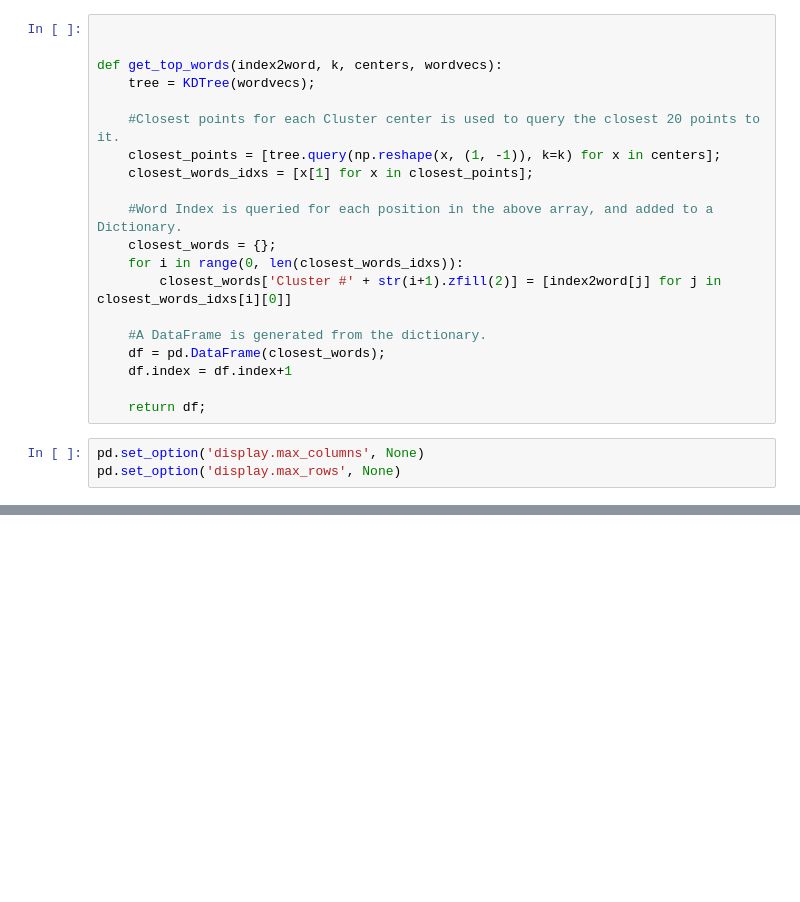
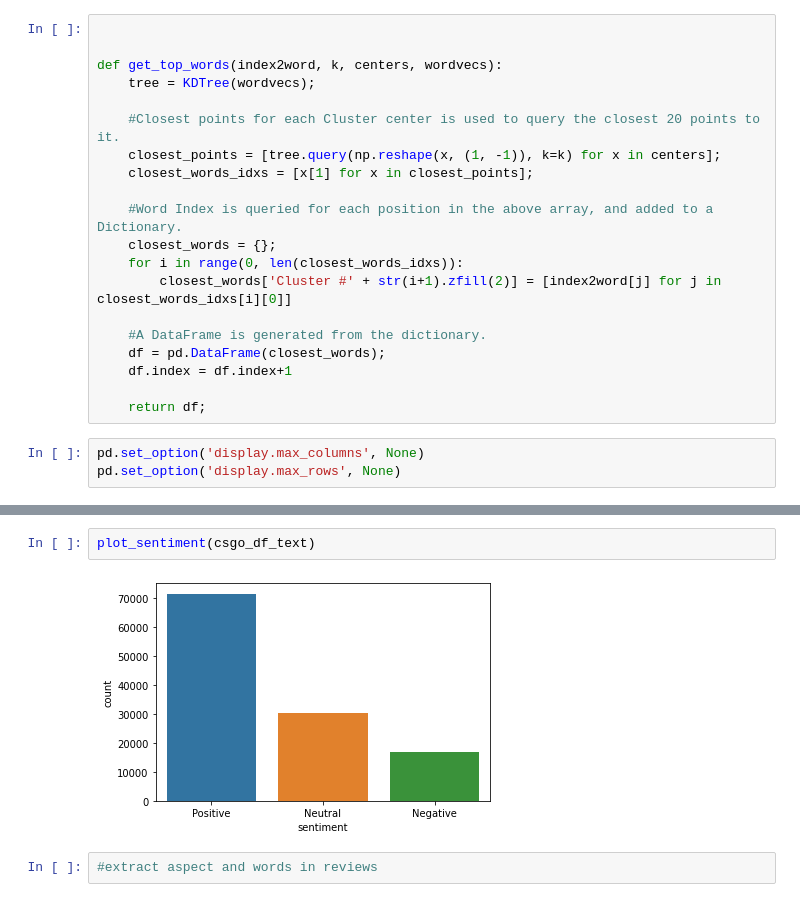
Before and after one commit to susandong/w266_final_project_game_sentiment, a Jupyter notebook: w266_Final_Project_Game_Review_Sentiment_Analysis_Aspect_Extraction_1116.ipynb, the cells around one changed output, grey strips where cells are left out. Drawn from its saved outputs; the diff is of its cells as text; blank space fills up the shorter version.

```diff
--- a/w266_Final_Project_Game_Review_Sentiment_Analysis_Aspect_Extraction_1116.ipynb
+++ b/w266_Final_Project_Game_Review_Sentiment_Analysis_Aspect_Extraction_1116.ipynb
@@ -919,0 +508,6 @@ Topic #14: fun game play pretty awesome friends shoot ass good hard
+# %%
+plot_sentiment(csgo_df_text)
+# %% [output]
+[figure, added]
+# %%
+#extract aspect and words in reviews
```
Also changed, not shown: parts of 57 cells of this notebook.
